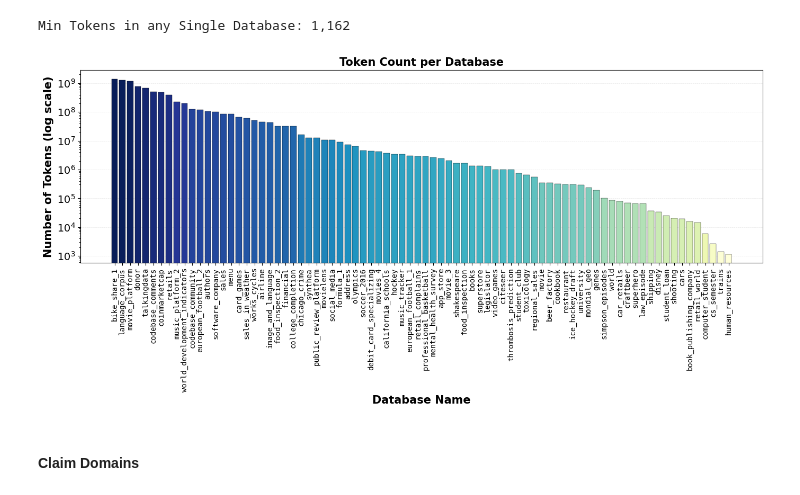
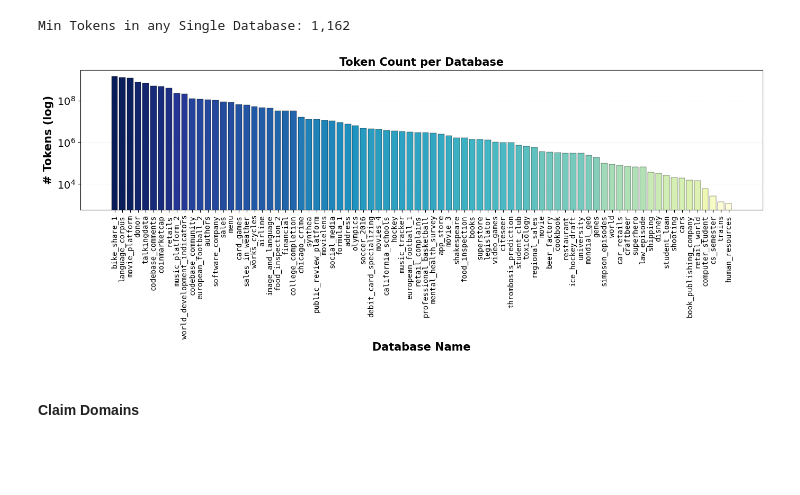
Before and after one commit to claimdb/claimdb, a Jupyter notebook: nbs/08_visualize.ipynb, the cells around one changed output. Drawn from its saved outputs; the diff is of its cells as text; code cells hidden in the pictures; blank space fills up the shorter version.

Commit message:
scale

```diff
--- a/nbs/08_visualize.ipynb
+++ b/nbs/08_visualize.ipynb
@@ -1236,36 +1236,36 @@ print(f"Min Tokens in any Single Database: {min_tokens:,}")
 Min Tokens in any Single Database: 1,162
 # %%
 # Bar chart of token counts per database (log scale)
-fig, ax = plt.subplots(figsize=(14, 7))
+fig, ax = plt.subplots(figsize=(14, 6))
 
 # Sort databases by token count
 sorted_dbs = sorted(unique_databases, key=lambda db: db_info[db]['num_tokens'], reverse=True)
 token_counts = [db_info[db]['num_tokens'] for db in sorted_dbs]
 
 # Color bars by magnitude using a bluish colormap
 log_counts = np.log10(token_counts)
 norm = plt.Normalize(log_counts.min(), log_counts.max())
 cmap = plt.cm.YlGnBu  # light yellow → green → deep blue
 bar_colors = [cmap(norm(lc)) for lc in log_counts]
 
 bars = ax.bar(range(len(sorted_dbs)), token_counts, color=bar_colors, edgecolor='black', linewidth=0.3)
 ax.set_xticks(range(len(sorted_dbs)))
 ax.set_xticklabels(sorted_dbs, rotation=90, fontsize=8, fontfamily='monospace')
 ax.set_yscale('log')
 ax.set_xlabel('Database Name', fontsize=15, fontweight='bold')
-ax.set_ylabel('Number of Tokens (log scale)', fontsize=15, fontweight='bold')
+ax.set_ylabel('# Tokens (log)', fontsize=15, fontweight='bold')
 ax.set_title('Token Count per Database', fontsize=15, fontweight='bold')
 ax.grid(True, alpha=0.3, linestyle='--', linewidth=0.5, axis='y')
 ax.set_axisbelow(True)
 ax.tick_params(labelsize=10)
 
 ax.tick_params(axis='y', labelsize=14)  # change to whatever you want
 
 plt.tight_layout()
 plt.savefig(config.paper_plots_dir / 'tokens_per_database_bar.pdf', bbox_inches='tight')
 plt.show()
 # %% [output]
-[figure, old version]
+[figure, new version]
 # %% [markdown]
 #### Claim Domains
 # %%
```
Also changed, not shown: 3 other files.
